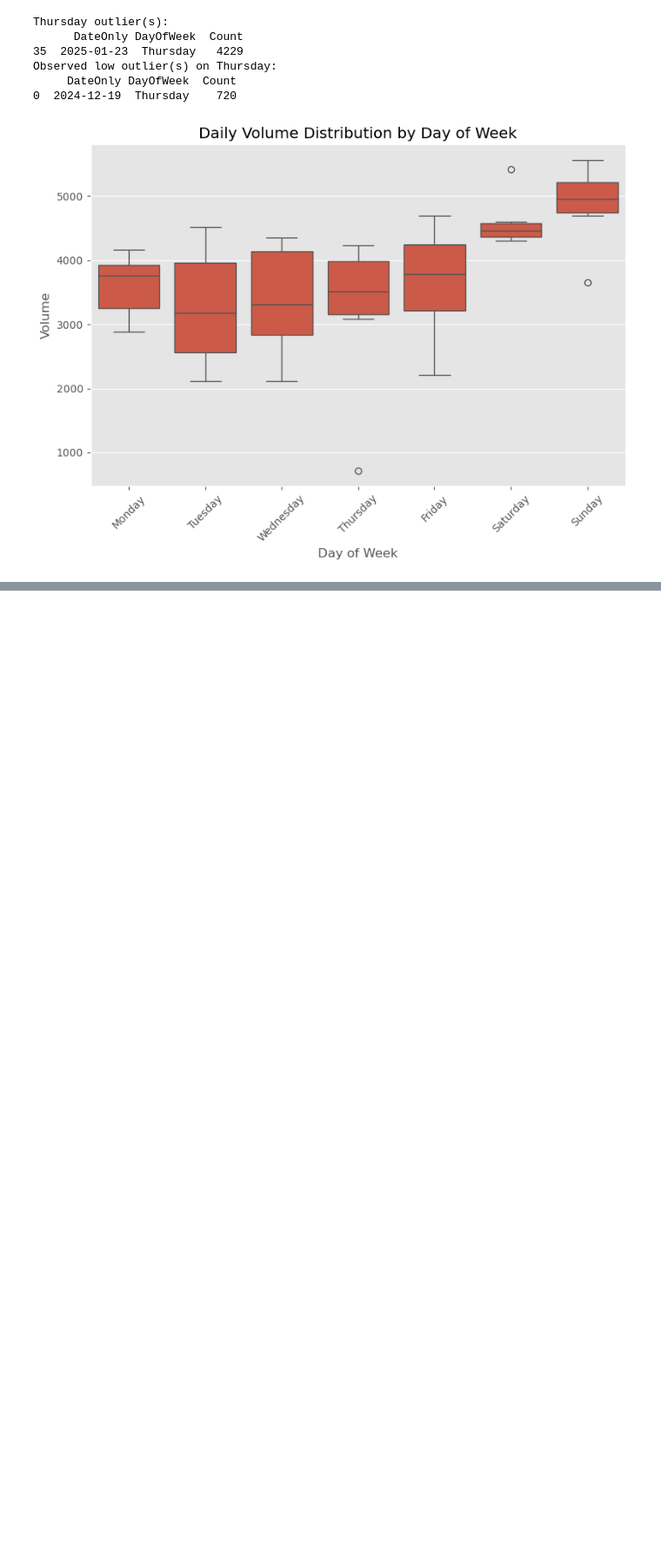
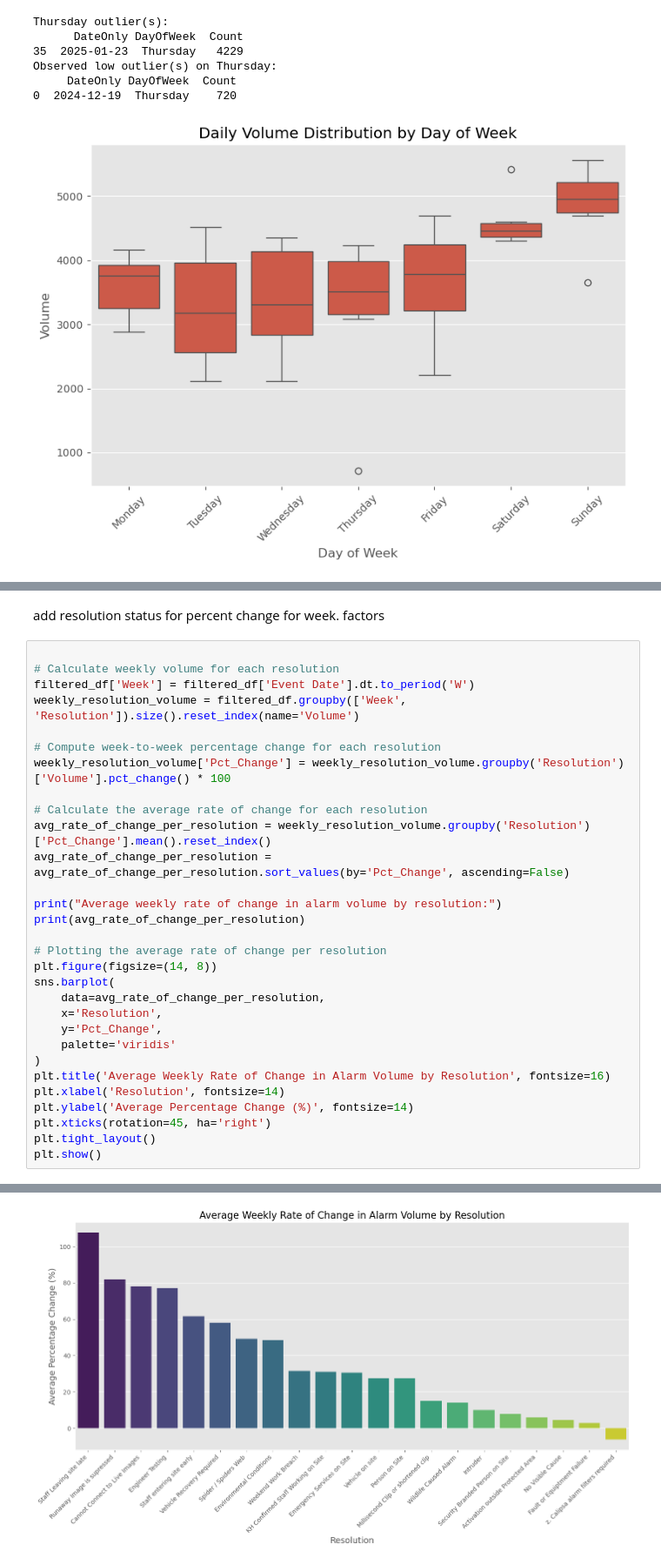
Before and after one commit to kabeermotwani/Monitoring-Station, a Jupyter notebook: MS works.ipynb, the cells around one changed output, grey strips where cells are left out. Shown at 87% size. Cells and saved outputs as stored; diff of their text form; blank space fills up the shorter version.

```diff
--- a/MS works.ipynb
+++ b/MS works.ipynb
@@ -243,0 +375,33 @@ Observed low outlier(s) on Thursday:
+# %% [markdown]
+add resolution status for percent change for week. factors
+# %%
+
+# Calculate weekly volume for each resolution
+filtered_df['Week'] = filtered_df['Event Date'].dt.to_period('W')
+weekly_resolution_volume = filtered_df.groupby(['Week', 'Resolution']).size().reset_index(name='Volume')
+
+# Compute week-to-week percentage change for each resolution
+weekly_resolution_volume['Pct_Change'] = weekly_resolution_volume.groupby('Resolution')['Volume'].pct_change() * 100
+
+# Calculate the average rate of change for each resolution
+avg_rate_of_change_per_resolution = weekly_resolution_volume.groupby('Resolution')['Pct_Change'].mean().reset_index()
+avg_rate_of_change_per_resolution = avg_rate_of_change_per_resolution.sort_values(by='Pct_Change', ascending=False)
+
+print("Average weekly rate of change in alarm volume by resolution:")
+print(avg_rate_of_change_per_resolution)
+
+# Plotting the average rate of change per resolution
+plt.figure(figsize=(14, 8))
+sns.barplot(
+    data=avg_rate_of_change_per_resolution,
+    x='Resolution',
+    y='Pct_Change',
+    palette='viridis'
+)
+plt.title('Average Weekly Rate of Change in Alarm Volume by Resolution', fontsize=16)
+plt.xlabel('Resolution', fontsize=14)
+plt.ylabel('Average Percentage Change (%)', fontsize=14)
+plt.xticks(rotation=45, ha='right')
+plt.tight_layout()
+plt.show()
+# %% [output]
@@ -243,0 +434 @@ Observed low outlier(s) on Thursday:
+[figure, added]
```
Also changed, not shown: parts of 21 cells of this notebook, 4 other files.
